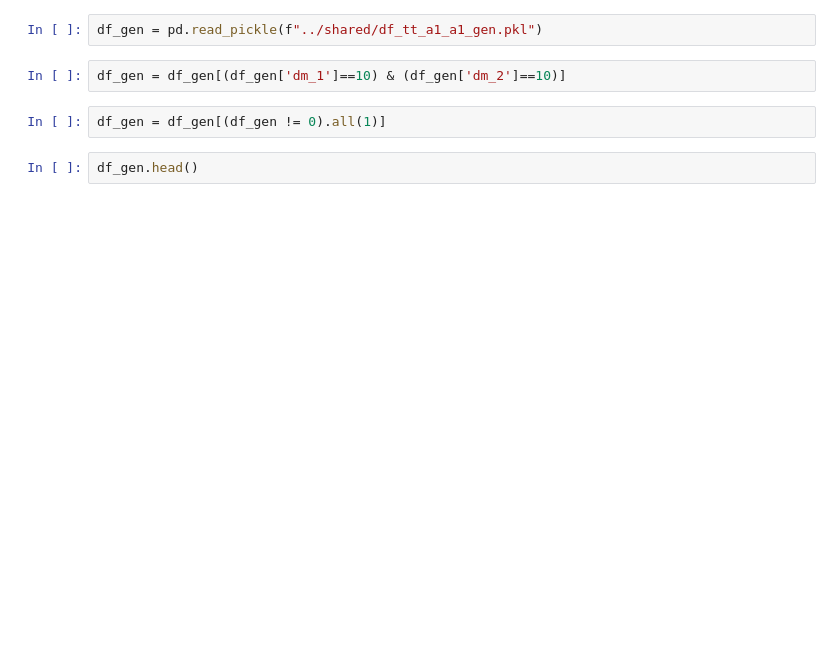
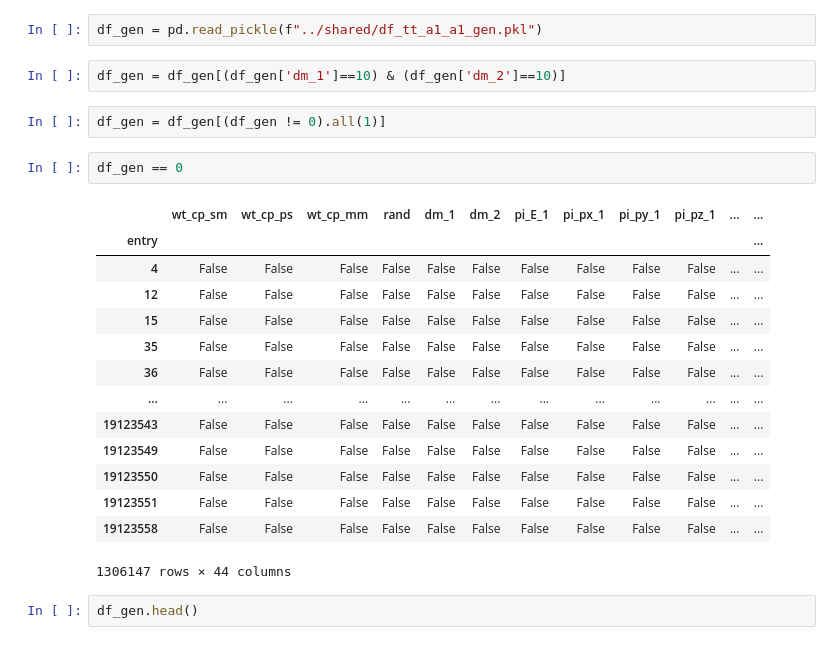
Before and after one commit to stanleyycheung/MSci-Project-HiggsTauTau, a Jupyter notebook: stanley/tau_reconstruction.ipynb, the cells around one changed output. Drawn from its saved outputs; the diff is of its cells as text; blank space fills up the shorter version.

```diff
--- a/stanley/tau_reconstruction.ipynb
+++ b/stanley/tau_reconstruction.ipynb
@@ -28,6 +49,23 @@ df_gen = pd.read_pickle(f"../shared/df_tt_a1_a1_gen.pkl")
 df_gen = df_gen[(df_gen['dm_1']==10) & (df_gen['dm_2']==10)]
 # %%
 df_gen = df_gen[(df_gen != 0).all(1)]
+# %%
+df_gen == 0
+# %% [output]
+|  | wt_cp_sm | wt_cp_ps | wt_cp_mm | rand | dm_1 | dm_2 | pi_E_1 | pi_px_1 | pi_py_1 | pi_pz_1 | ... | ... |
+| entry |  |  |  |  |  |  |  |  |  |  |  | ... |
+| 4 | False | False | False | False | False | False | False | False | False | False | ... | ... |
+| 12 | False | False | False | False | False | False | False | False | False | False | ... | ... |
+| 15 | False | False | False | False | False | False | False | False | False | False | ... | ... |
+| 35 | False | False | False | False | False | False | False | False | False | False | ... | ... |
+| 36 | False | False | False | False | False | False | False | False | False | False | ... | ... |
+| ... | ... | ... | ... | ... | ... | ... | ... | ... | ... | ... | ... | ... |
+| 19123543 | False | False | False | False | False | False | False | False | False | False | ... | ... |
+| 19123549 | False | False | False | False | False | False | False | False | False | False | ... | ... |
+| 19123550 | False | False | False | False | False | False | False | False | False | False | ... | ... |
+| 19123551 | False | False | False | False | False | False | False | False | False | False | ... | ... |
+| 19123558 | False | False | False | False | False | False | False | False | False | False | ... | ... |
+1306147 rows × 44 columns
 # %%
 df_gen.head()
 # %% [output]
```
Also changed, not shown: parts of 1 cell of this notebook, 7 other files.
